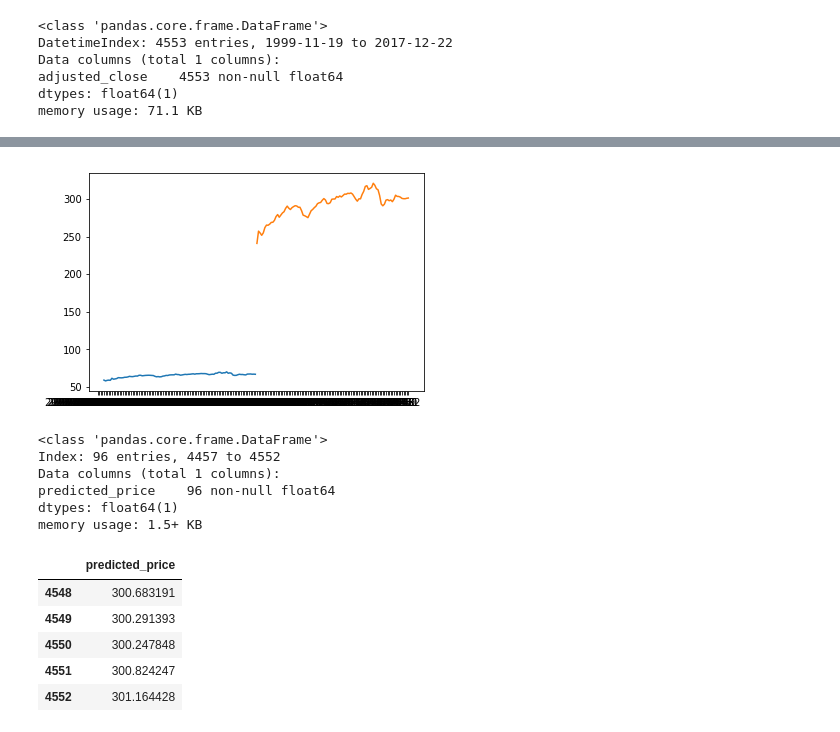
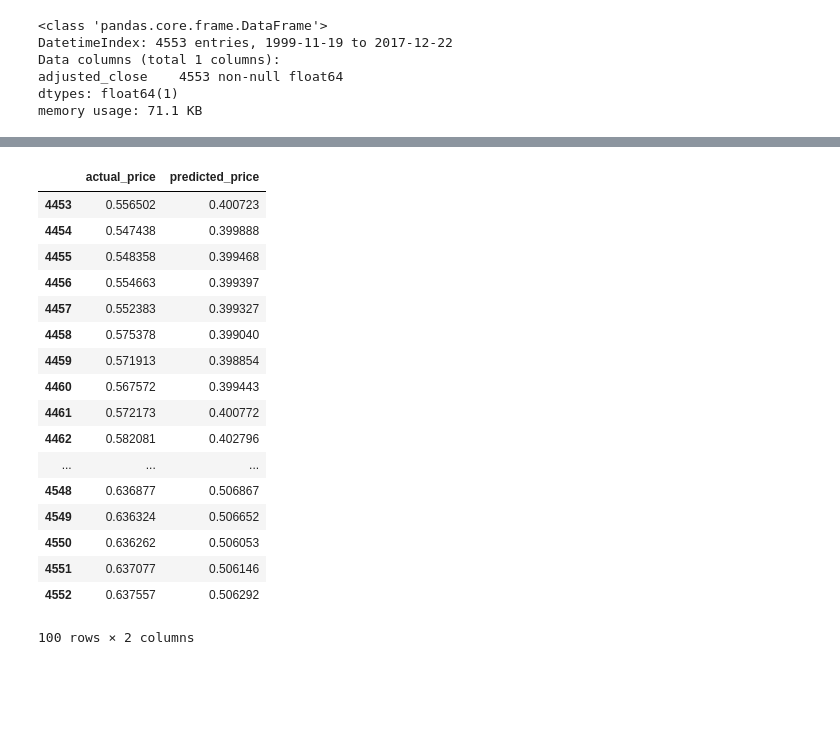
Before and after one commit to mk24934/cosi-149b-project2, a Jupyter notebook: google-Copy1.ipynb, the cells around one changed output, grey strips where cells are left out. Cells and saved outputs as stored; diff of their text form; code cells hidden in the pictures; blank space fills up the shorter version.

```diff
--- a/google-Copy1.ipynb
+++ b/google-Copy1.ipynb
@@ -35,8 +35,8 @@ n = dataset['adjusted_close'].count()
 dataset = dataset.iloc[:n-4,] # for some reason the last 4 are cut off of the factor, so subset by 4 here to match size
 
 # import id 0, factor variable
-df = pd.read_csv('0.csv',index_col="time",parse_dates=True)
-df.tail(8)
+# df = pd.read_csv('0.csv',index_col="time",parse_dates=True)
+# df.tail(8)
 dataset.tail(8)
 # %% [output]
 |  | adjusted_open | adjusted_high | adjusted_low | adjusted_close | adjusted_volume | id | moving_average |
@@ -216,39 +263,47 @@ plt.show()
 # %%
-# put predicted price and actual price in same df
+#### put predicted price and actual price in same df
+# time_index = just_the_close.index
 time_index = just_the_close.index
 predicted_stock_price.index = time_index[n-100-4:]
-together_df = pd.concat([just_the_close[n-100:], predicted_stock_price], axis = 1)
+just_the_close = pd.DataFrame(training_set_scaled).rename(index=str, columns={0: "a"})
+just_the_close[n-100-4:].index = time_index[n-100-4:]
+together_df = pd.concat((just_the_close[n-100-4:], predicted_stock_price), axis = 1)
 
 # Index([u'adjusted_close', u'factor'],dtype='object')
 
-together_df.rename(index=str, columns={0: "predicted_price"}, inplace = True)
-together_df.head()
+together_df.rename(index=str, columns={"a": "actual_price", 0: "predicted_price"}, inplace = True)
+together_df
 
-# ERROR
-### having trouble with the scaling, putting predicted price (using factor) to close-prices
-close_unscaled = sc.inverse_transform(training_set)
-close_unscaled = pd.DataFrame(close_unscaled)
-close_unscaled.rename(index=str, columns={0: "predicted_price"}, inplace = True)
-close_unscaled = close_unscaled[n-100:]
-plt.plot(together_df['adjusted_close'])
-plt.plot(close_unscaled['predicted_price'])
-plt.show()
-close_unscaled.info()
-close_unscaled.tail()
+# # ERROR
+# ### having trouble with the scaling, putting predicted price (using factor) to close-prices
+# close_unscaled = sc.inverse_transform(training_set)
+# close_unscaled = pd.DataFrame(close_unscaled)
+# close_unscaled.rename(index=str, columns={0: "predicted_price"}, inplace = True)
+# close_unscaled = close_unscaled[n-100:]
+# plt.plot(together_df['adjusted_close'])
+# plt.plot(close_unscaled['predicted_price'])
+# plt.show()
+# close_unscaled.info()
+# close_unscaled.tail()
 # %% [output]
-[figure, removed]
+|  | actual_price | predicted_price |
+| 4453 | 0.556502 | 0.400723 |
+| 4454 | 0.547438 | 0.399888 |
+| 4455 | 0.548358 | 0.399468 |
+| 4456 | 0.554663 | 0.399397 |
+| 4457 | 0.552383 | 0.399327 |
+| 4458 | 0.575378 | 0.399040 |
+| 4459 | 0.571913 | 0.398854 |
+| 4460 | 0.567572 | 0.399443 |
+| 4461 | 0.572173 | 0.400772 |
+| 4462 | 0.582081 | 0.402796 |
+| ... | ... | ... |
+| 4548 | 0.636877 | 0.506867 |
+| 4549 | 0.636324 | 0.506652 |
+| 4550 | 0.636262 | 0.506053 |
+| 4551 | 0.637077 | 0.506146 |
+| 4552 | 0.637557 | 0.506292 |
-<class 'pandas.core.frame.DataFrame'>
-Index: 96 entries, 4457 to 4552
-Data columns (total 1 columns):
-predicted_price    96 non-null float64
-dtypes: float64(1)
-memory usage: 1.5+ KB
+100 rows × 2 columns
-|  | predicted_price |
-| 4548 | 300.683191 |
-| 4549 | 300.291393 |
-| 4550 | 300.247848 |
-| 4551 | 300.824247 |
-| 4552 | 301.164428 |
 # %%
 # make new column with 2% price predictions 5 days in future from time t
 
```
Also changed, not shown: parts of 14 cells of this notebook.
